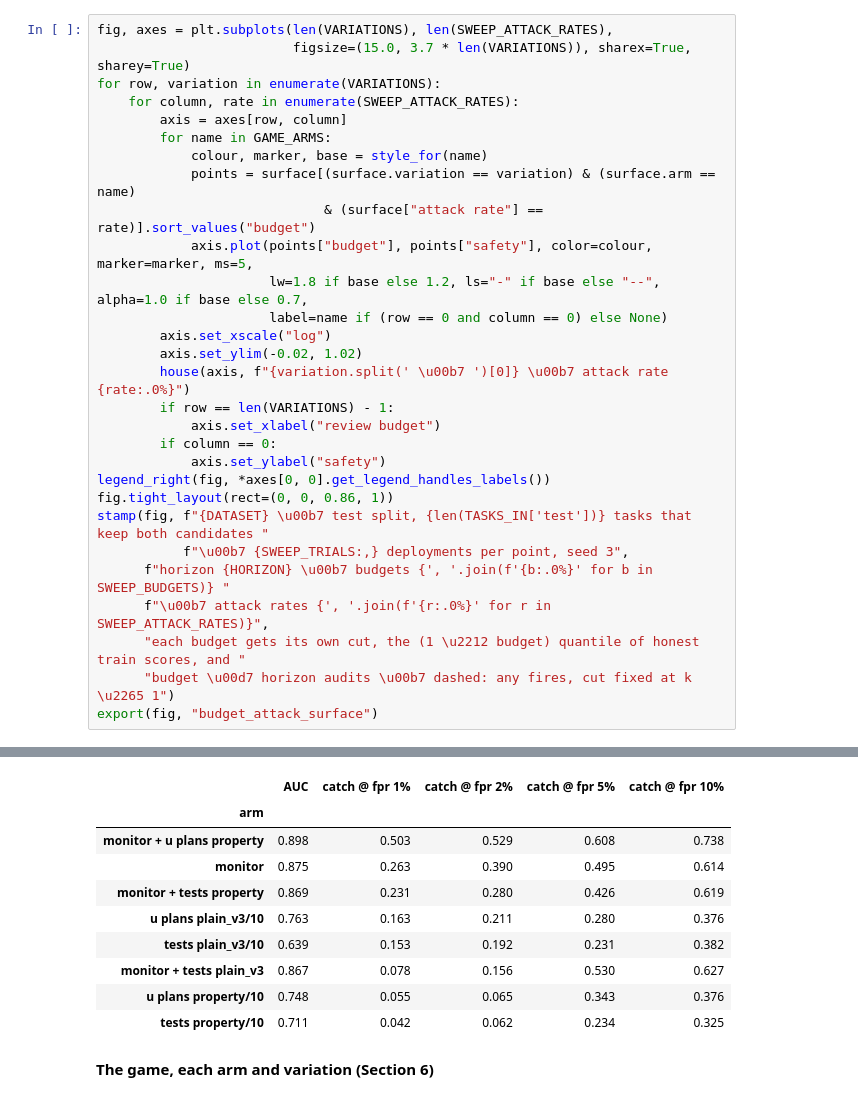
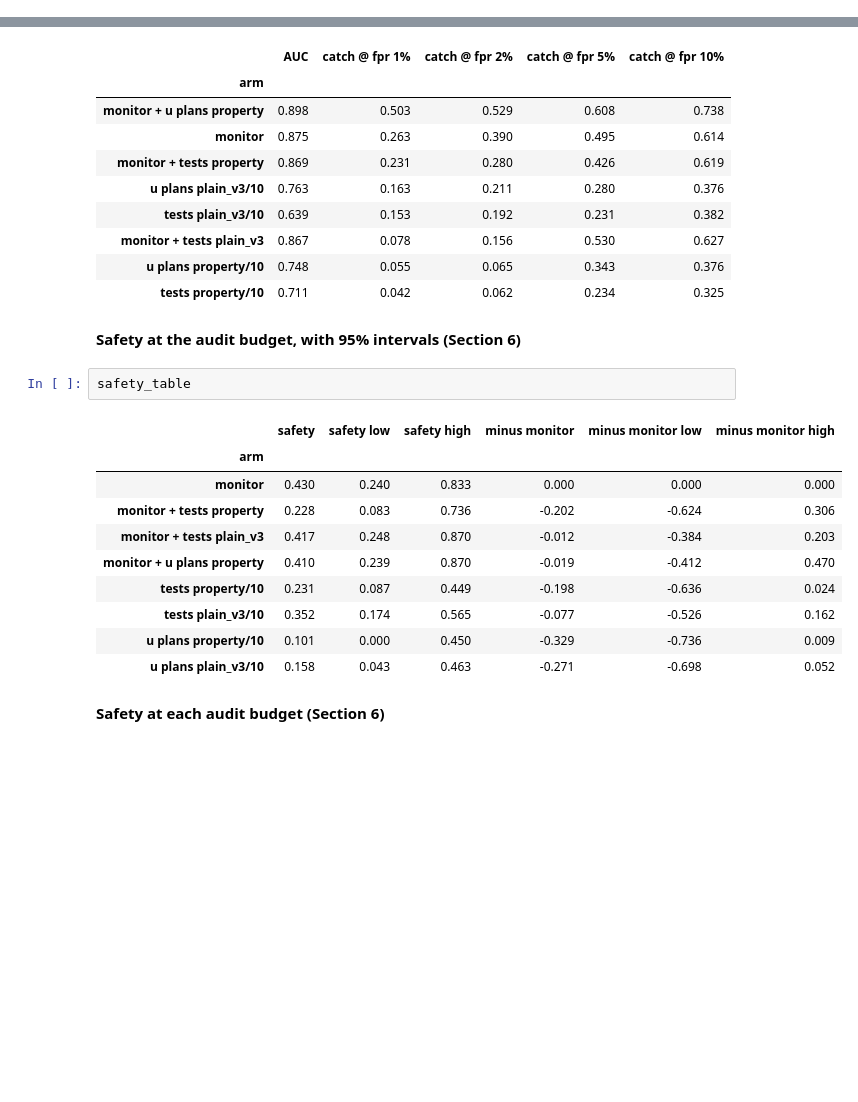
Before and after one commit to rkj26/unit_testing_mvp, a Jupyter notebook: notebooks/results.ipynb, the cells around one changed output, grey strips where cells are left out. Drawn from its saved outputs; the diff is of its cells as text; blank space fills up the shorter version.

```diff
--- a/notebooks/results.ipynb
+++ b/notebooks/results.ipynb
@@ -1038,29 +733,0 @@ surface = pd.DataFrame([
-# %%
-fig, axes = plt.subplots(len(VARIATIONS), len(SWEEP_ATTACK_RATES),
-                         figsize=(15.0, 3.7 * len(VARIATIONS)), sharex=True, sharey=True)
-for row, variation in enumerate(VARIATIONS):
-    for column, rate in enumerate(SWEEP_ATTACK_RATES):
-        axis = axes[row, column]
-        for name in GAME_ARMS:
-            colour, marker, base = style_for(name)
-            points = surface[(surface.variation == variation) & (surface.arm == name)
-                             & (surface["attack rate"] == rate)].sort_values("budget")
-            axis.plot(points["budget"], points["safety"], color=colour, marker=marker, ms=5,
-                      lw=1.8 if base else 1.2, ls="-" if base else "--", alpha=1.0 if base else 0.7,
-                      label=name if (row == 0 and column == 0) else None)
-        axis.set_xscale("log")
-        axis.set_ylim(-0.02, 1.02)
-        house(axis, f"{variation.split(' \u00b7 ')[0]} \u00b7 attack rate {rate:.0%}")
-        if row == len(VARIATIONS) - 1:
-            axis.set_xlabel("review budget")
-        if column == 0:
-            axis.set_ylabel("safety")
-legend_right(fig, *axes[0, 0].get_legend_handles_labels())
-fig.tight_layout(rect=(0, 0, 0.86, 1))
-stamp(fig, f"{DATASET} \u00b7 test split, {len(TASKS_IN['test'])} tasks that keep both candidates "
-           f"\u00b7 {SWEEP_TRIALS:,} deployments per point, seed 3",
-      f"horizon {HORIZON} \u00b7 budgets {', '.join(f'{b:.0%}' for b in SWEEP_BUDGETS)} "
-      f"\u00b7 attack rates {', '.join(f'{r:.0%}' for r in SWEEP_ATTACK_RATES)}",
-      "each budget gets its own cut, the (1 \u2212 budget) quantile of honest train scores, and "
-      "budget \u00d7 horizon audits \u00b7 dashed: any fires, cut fixed at k \u2265 1")
-export(fig, "budget_attack_surface")
@@ -1352,5 +1023,20 @@ CATCH_TABLE
 | monitor + tests plain_v3 | 0.867 | 0.078 | 0.156 | 0.530 | 0.627 |
 | u plans property/10 | 0.748 | 0.055 | 0.065 | 0.343 | 0.376 |
 | tests property/10 | 0.711 | 0.042 | 0.062 | 0.234 | 0.325 |
+# %% [markdown]
+**Safety at the audit budget, with 95% intervals (Section 6)**
+# %%
+safety_table
+# %% [output]
+|  | safety | safety low | safety high | minus monitor | minus monitor low | minus monitor high |
+| arm |  |  |  |  |  |  |
+| monitor | 0.430 | 0.240 | 0.833 | 0.000 | 0.000 | 0.000 |
+| monitor + tests property | 0.228 | 0.083 | 0.736 | -0.202 | -0.624 | 0.306 |
+| monitor + tests plain_v3 | 0.417 | 0.248 | 0.870 | -0.012 | -0.384 | 0.203 |
+| monitor + u plans property | 0.410 | 0.239 | 0.870 | -0.019 | -0.412 | 0.470 |
+| tests property/10 | 0.231 | 0.087 | 0.449 | -0.198 | -0.636 | 0.024 |
+| tests plain_v3/10 | 0.352 | 0.174 | 0.565 | -0.077 | -0.526 | 0.162 |
+| u plans property/10 | 0.101 | 0.000 | 0.450 | -0.329 | -0.736 | 0.009 |
+| u plans plain_v3/10 | 0.158 | 0.043 | 0.463 | -0.271 | -0.698 | 0.052 |
 # %% [markdown]
-**The game, each arm and variation (Section 6)**
+**Safety at each audit budget (Section 6)**
```
Also changed, not shown: parts of 58 cells of this notebook, 32 other files.
